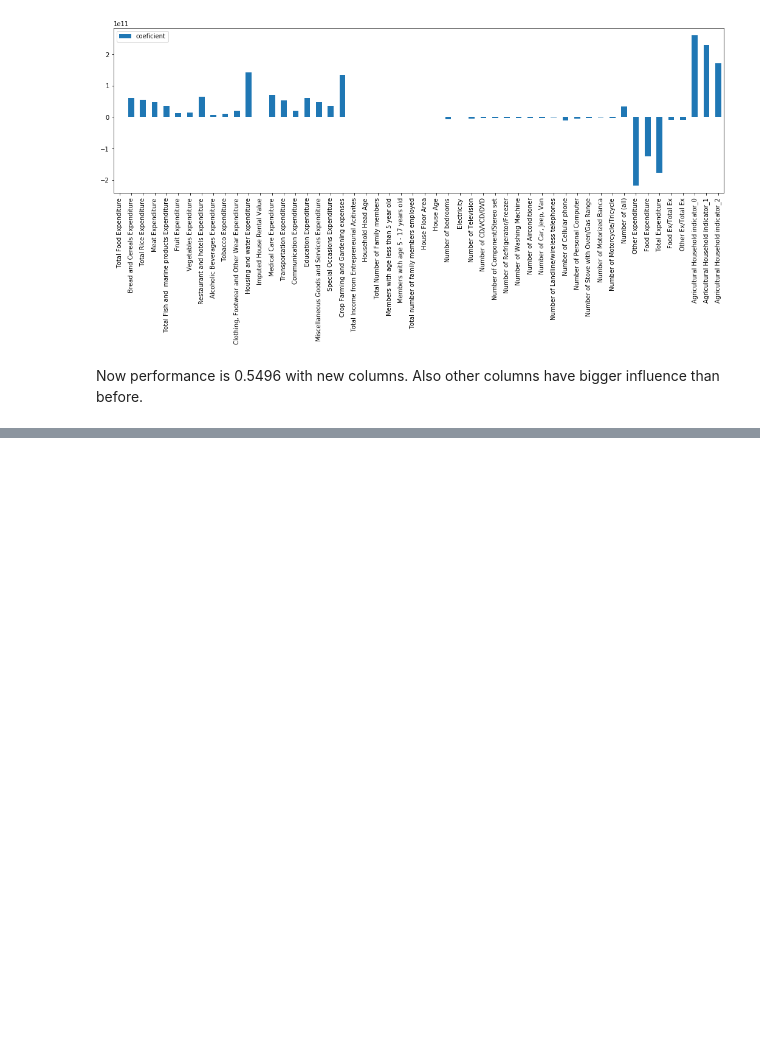
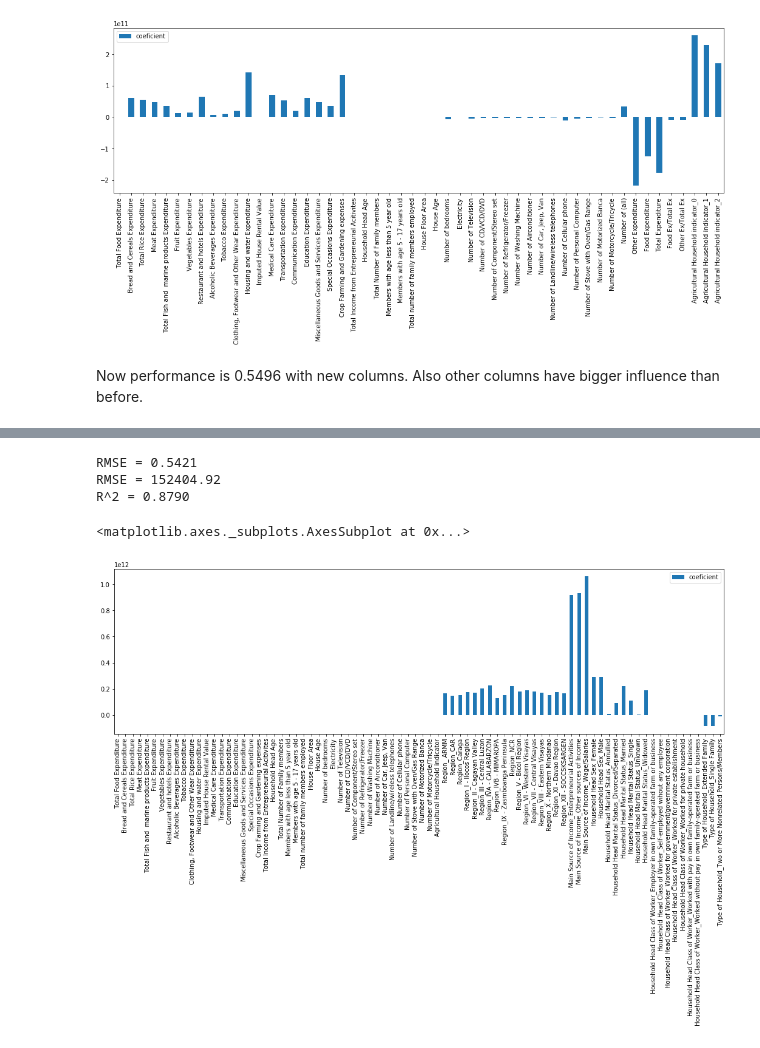
Before and after one commit to Rasa117/project, a Jupyter notebook: Model 1 - Linear Regression.ipynb, the cells around one changed output, grey strips where cells are left out. Drawn from its saved outputs; the diff is of its cells as text; code cells hidden in the pictures; blank space fills up the shorter version.

```diff
--- a/Model 1 - Linear Regression.ipynb
+++ b/Model 1 - Linear Regression.ipynb
@@ -252,3 +233,4 @@ data_number_a.head(3)
 # %%
 data_total = pd.DataFrame()
-data_total = pd.concat([data_number_a, data_text_recode], axis = 1)
+data_total = pd.concat([data_number, data_choose_recode], axis = 1)
+data_total.head(3)
@@ -282,5 +249,0 @@ Train set shape (29197, 557), test set shape (12347, 557)
-# %%
-sc = StandardScaler()
-data_total[mask] = sc.fit_transform(data_total[mask])
-data_total[mask] = pd.DataFrame(data_total[mask], index=data_total[mask].index, columns=data_total[mask].columns)
-data_total[~mask] = sc.transform(data_total[~mask])
@@ -290,0 +250,6 @@ False
+# %%
+mean = data_total[mask].mean()
+std = data_total[mask].std()
+# Standard scaler
+data_total_scaled = (data_total - mean) / std
+data_total_scaled.head(3)
@@ -290,0 +262,23 @@ False
+# %%
+lr = LinearRegression()
+lr.fit(data_total_scaled.iloc[mask, 1:], data_total_scaled[mask]["Total Household Income"])
+pred = lr.predict(data_total_scaled.iloc[~mask, 1:])
+print('RMSE = {0:.04f}'.format(np.sqrt(np.mean((pred - data_total_scaled[~mask]["Total Household Income"])**2))))
+# compare
+pred = pred * std["Total Household Income"] + mean["Total Household Income"]
+print('RMSE = {0:.02f}'.format(np.sqrt(np.mean((pred - data_total[~mask]["Total Household Income"])**2))))
+# R^2
+score = lr.score(data_total_scaled[mask].drop(["Total Household Income"], axis=1),
+                 data_total_scaled[mask]["Total Household Income"])
+print('R^2 = {0:.04f}'.format(score))
+# %% [output]
+RMSE = 0.5421
+RMSE = 152404.92
+R^2 = 0.8790
+# %%
+pd.DataFrame(lr.coef_, columns=['coeficient'],
+             index=data_total_scaled[mask].drop(["Total Household Income"],
+                                          axis=1).columns,).plot(kind='bar', figsize=(18,5))
+# %% [output]
+<matplotlib.axes._subplots.AxesSubplot at 0x...>
+[figure, added]
```
Also changed, not shown: parts of 62 cells of this notebook.
